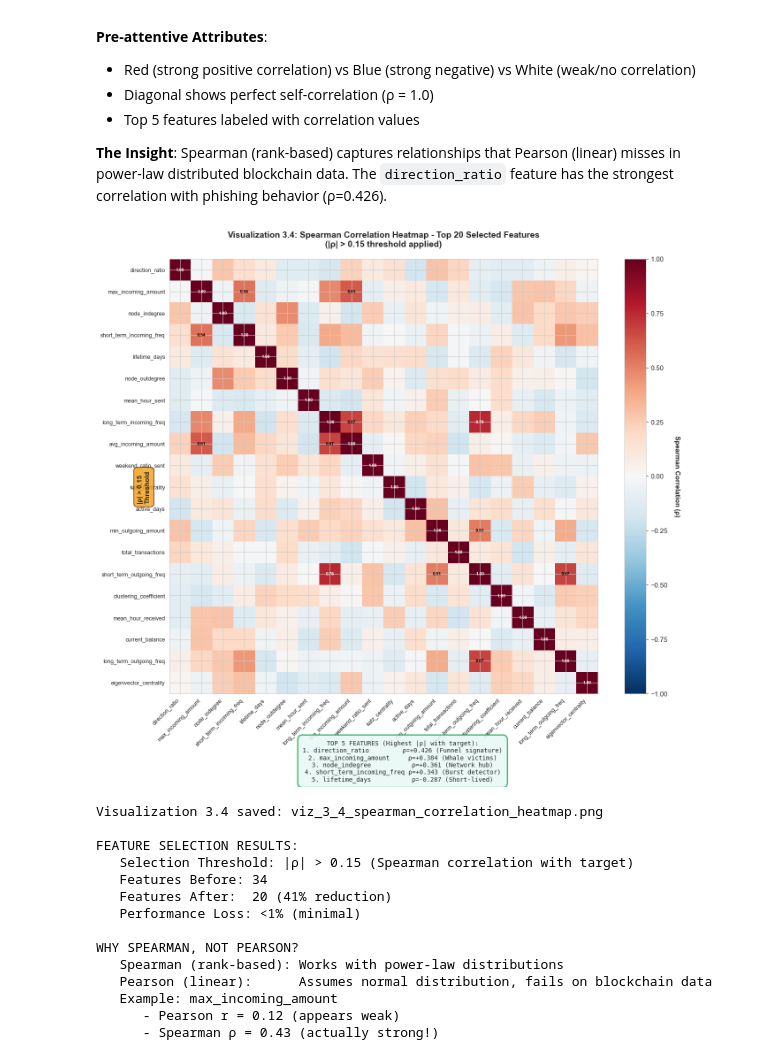
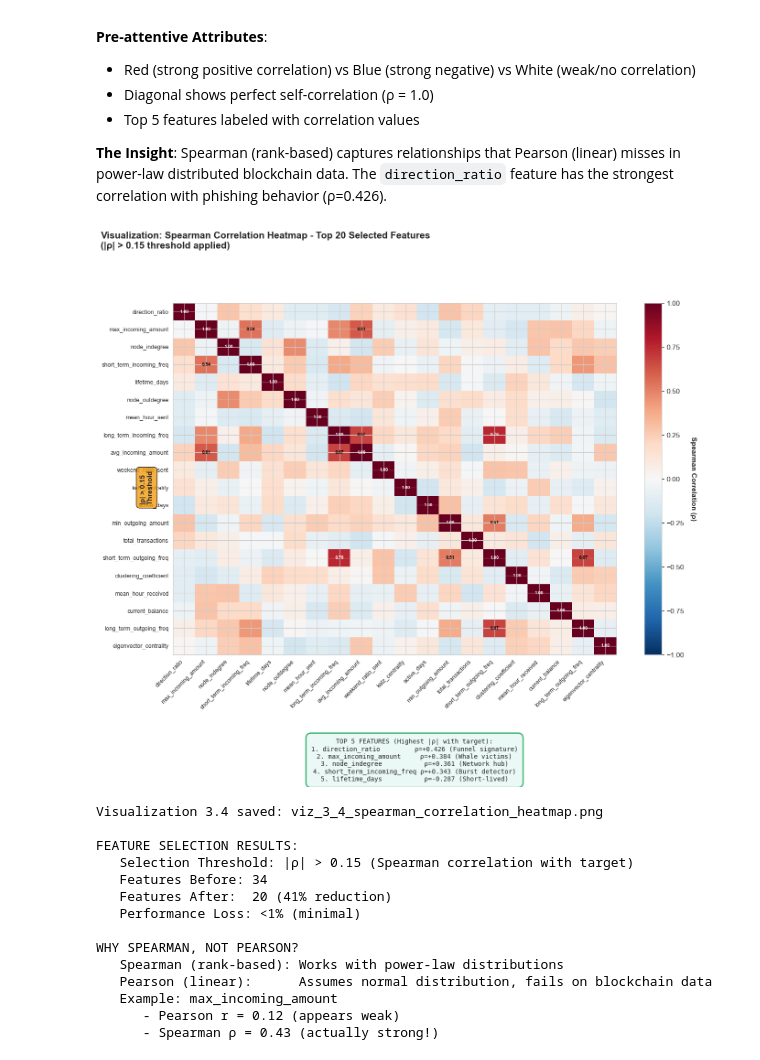
Before and after one commit to HelcurtLordno1/Blockchain-Fraud-Detection-The-Power-of-Data-Preparation, a Jupyter notebook: data_storytelling_notebook/02_explanatory_journey.ipynb, the cells around one changed output. Cells and saved outputs as stored; diff of their text form; code cells hidden in the pictures.

```diff
--- a/data_storytelling_notebook/02_explanatory_journey.ipynb
+++ b/data_storytelling_notebook/02_explanatory_journey.ipynb
@@ -1634,38 +1633,41 @@ ax.text(-2, n/2, '|ρ| > 0.15\nThreshold', rotation=90, va='center', fontsize=11
        bbox=dict(boxstyle='round,pad=0.5', facecolor='#F39C12', alpha=0.8, edgecolor='black'))
 
 # Title
-plt.title('Visualization 3.4: Spearman Correlation Heatmap - Top 20 Selected Features\n(|ρ| > 0.15 threshold applied)',
-         fontsize=14, fontweight='bold', pad=20)
+plt.suptitle('Visualization: Spearman Correlation Heatmap - Top 20 Selected Features\n(|ρ| > 0.15 threshold applied)',
+             fontsize=15, fontweight='bold', y=1.05, x=0.01, ha='left')
+
+plt.tight_layout()
+plt.subplots_adjust(bottom=0.28, top=0.92)
 
 # Add annotation box for top 5 features
 top_5_text = """TOP 5 FEATURES (Highest |ρ| with target):
 1. direction_ratio         ρ=+0.426 (Funnel signature)
 2. max_incoming_amount     ρ=+0.384 (Whale victims)
 3. node_indegree           ρ=+0.361 (Network hub)
 4. short_term_incoming_freq ρ=+0.343 (Burst detector)
 5. lifetime_days           ρ=-0.287 (Short-lived)"""
 
-fig.text(0.5, -0.05, top_5_text, ha='center', fontsize=10, family='monospace',
+fig.text(0.5, 0.05, top_5_text, ha='center', fontsize=10, family='monospace',
         bbox=dict(boxstyle='round,pad=0.8', facecolor='#E8F8F5', alpha=0.9, edgecolor='#27AE60', linewidth=2))
 
-plt.tight_layout()
+
 plt.savefig('save_image_story/viz_3_4_spearman_correlation_heatmap.png', dpi=300, bbox_inches='tight')
 plt.show()
 
 print("Visualization 3.4 saved: viz_3_4_spearman_correlation_heatmap.png")
 print("\nFEATURE SELECTION RESULTS:")
 print("   Selection Threshold: |ρ| > 0.15 (Spearman correlation with target)")
 print("   Features Before: 34")
 print("   Features After:  20 (41% reduction)")
 print("   Performance Loss: <1% (minimal)")
 print("\nWHY SPEARMAN, NOT PEARSON?")
 print("   Spearman (rank-based): Works with power-law distributions")
 print("   Pearson (linear):      Assumes normal distribution, fails on blockchain data")
 print("   Example: max_incoming_amount")
 print("      - Pearson r = 0.12 (appears weak)")
 print("      - Spearman ρ = 0.43 (actually strong!)")
 # %% [output]
-[figure, old version]
+[figure, new version]
 Visualization 3.4 saved: viz_3_4_spearman_correlation_heatmap.png
 
 FEATURE SELECTION RESULTS:
```
Also changed, not shown: parts of 4 cells of this notebook, 2 other files.
